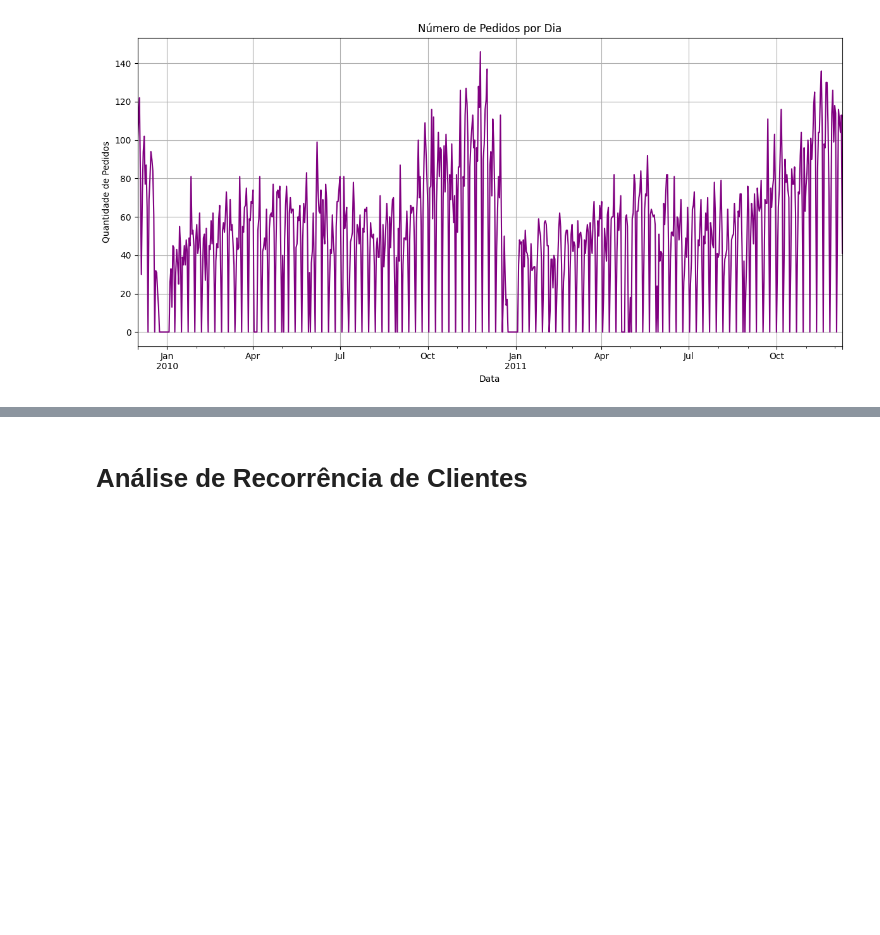
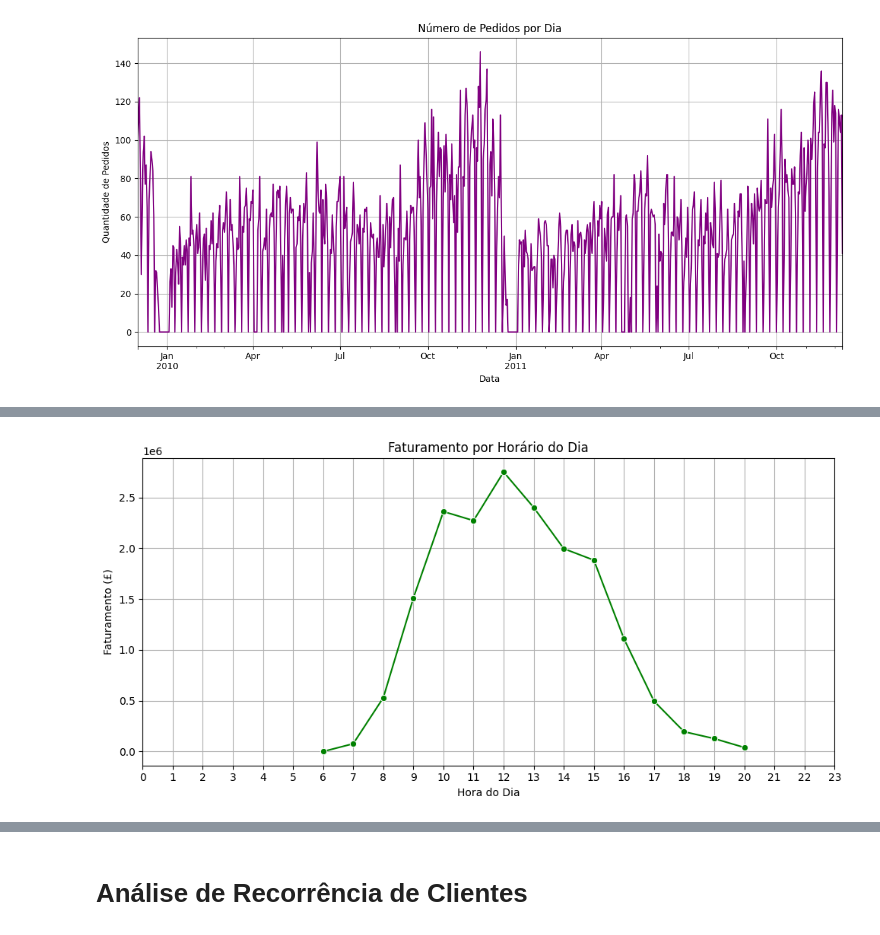
Before and after one commit to nickmorche/online_retail_data_analysis, a Jupyter notebook: data_analysis.ipynb, the cells around one changed output, grey strips where cells are left out. Drawn from its saved outputs; the diff is of its cells as text; code cells hidden in the pictures; blank space fills up the shorter version.

```diff
--- a/data_analysis.ipynb
+++ b/data_analysis.ipynb
@@ -423,0 +442,16 @@ plt.show()
+# %%
+# Faturamento por hora
+revenue_by_hour = df.groupby('hora')['Total_Price'].sum()
+
+# Plotar
+plt.figure(figsize=(10, 5))
+sns.lineplot(x=revenue_by_hour.index, y=revenue_by_hour.values, marker='o', color='green')
+plt.title('Faturamento por Horário do Dia')
+plt.xlabel('Hora do Dia')
+plt.ylabel('Faturamento (£)')
+plt.xticks(range(0, 24))
+plt.grid(True)
+plt.tight_layout()
+plt.show()
+# %% [output]
+[figure, added]
```
Also changed, not shown: parts of 6 cells of this notebook.
